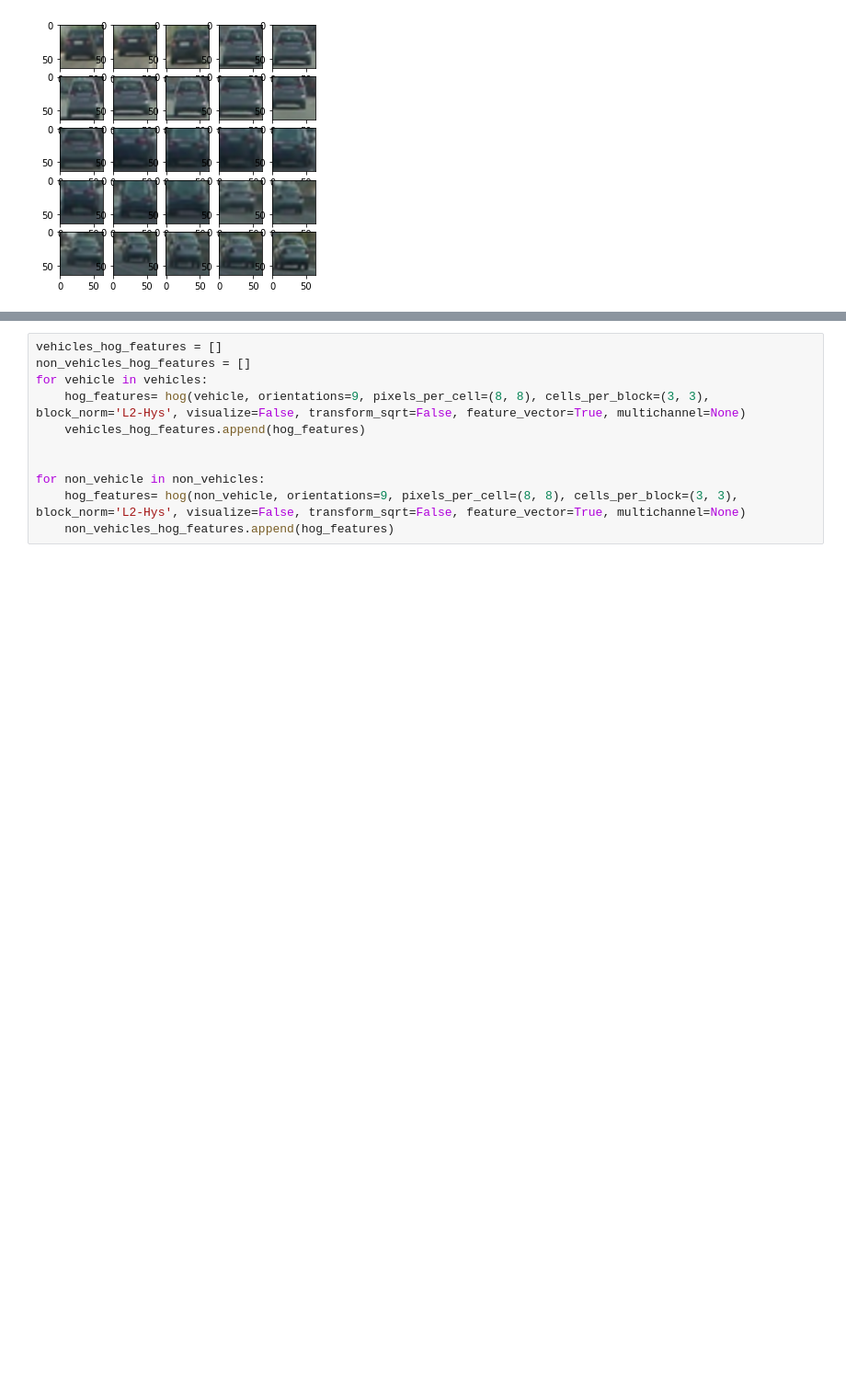
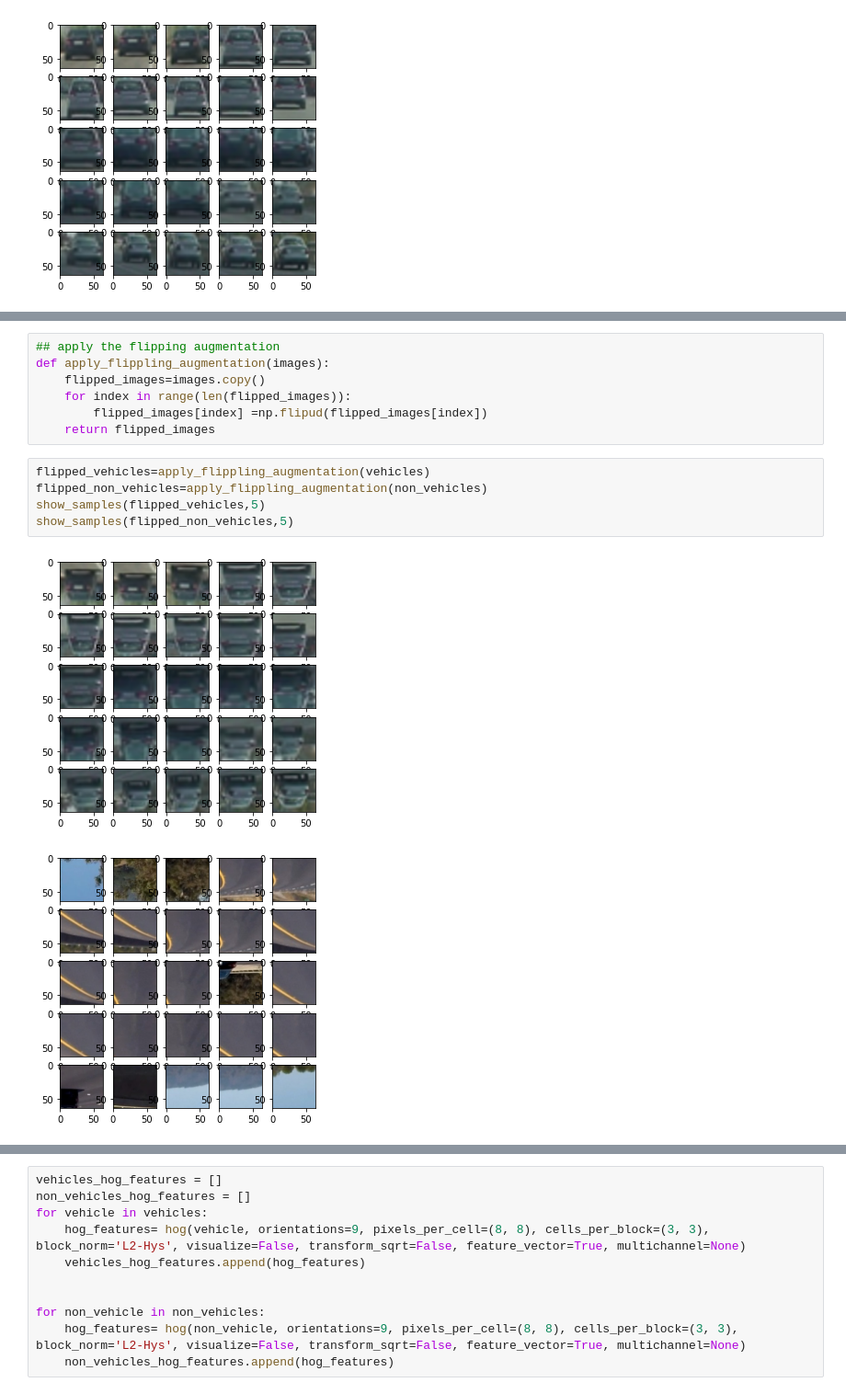
Before and after one commit to MohamedElhadidy0019/Vehicle_Detection, a Jupyter notebook: Car detection project.ipynb, the cells around one changed output, grey strips where cells are left out. Shown: that part at 92% size. Saved outputs shown, nothing was run; the diff lists cells and outputs as text; blank space fills up the shorter version.

```diff
--- a/Car detection project.ipynb
+++ b/Car detection project.ipynb
@@ -86,0 +104,15 @@ show_samples(vehicles, 5)
+# %%
+## apply the flipping augmentation
+def apply_flippling_augmentation(images):
+    flipped_images=images.copy()
+    for index in range(len(flipped_images)):
+        flipped_images[index] =np.flipud(flipped_images[index])
+    return flipped_images
+# %%
+flipped_vehicles=apply_flippling_augmentation(vehicles)
+flipped_non_vehicles=apply_flippling_augmentation(non_vehicles)
+show_samples(flipped_vehicles,5)
+show_samples(flipped_non_vehicles,5)
+# %% [output]
+[figure, added]
+[figure, added]
```
Also changed, not shown: parts of 10 cells of this notebook.
